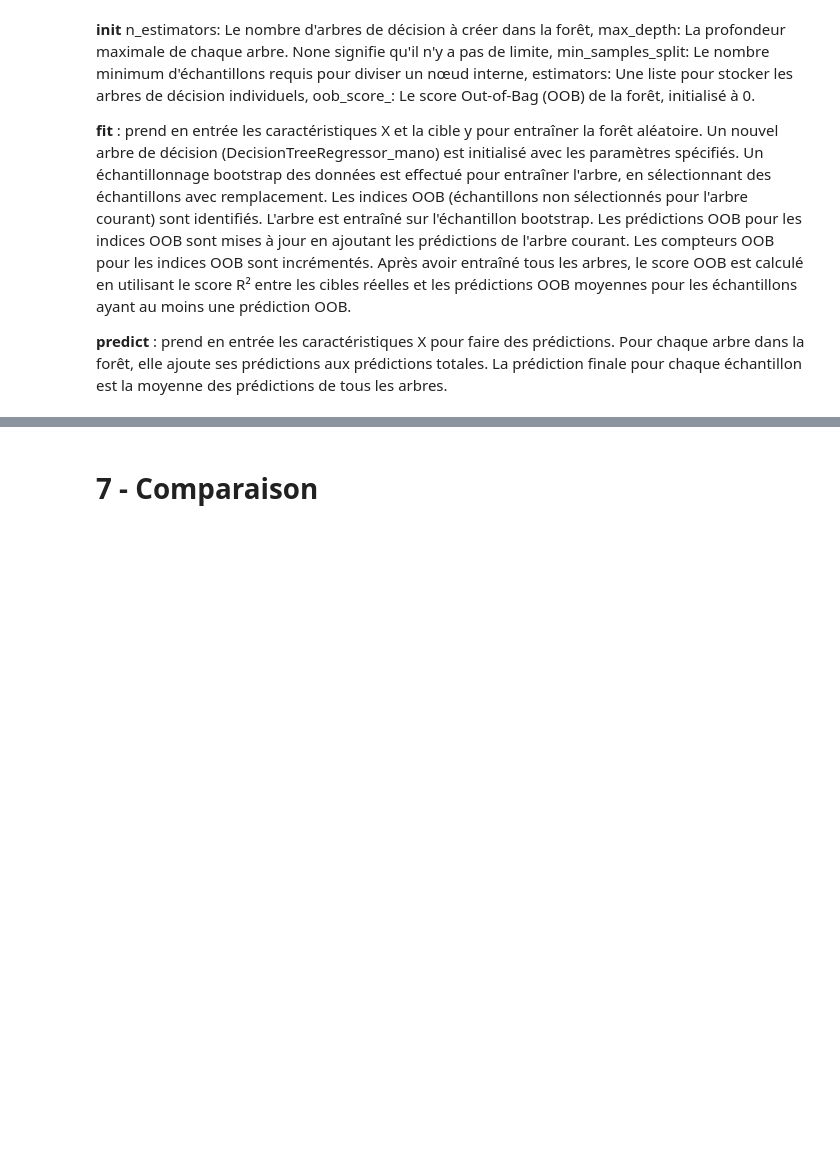
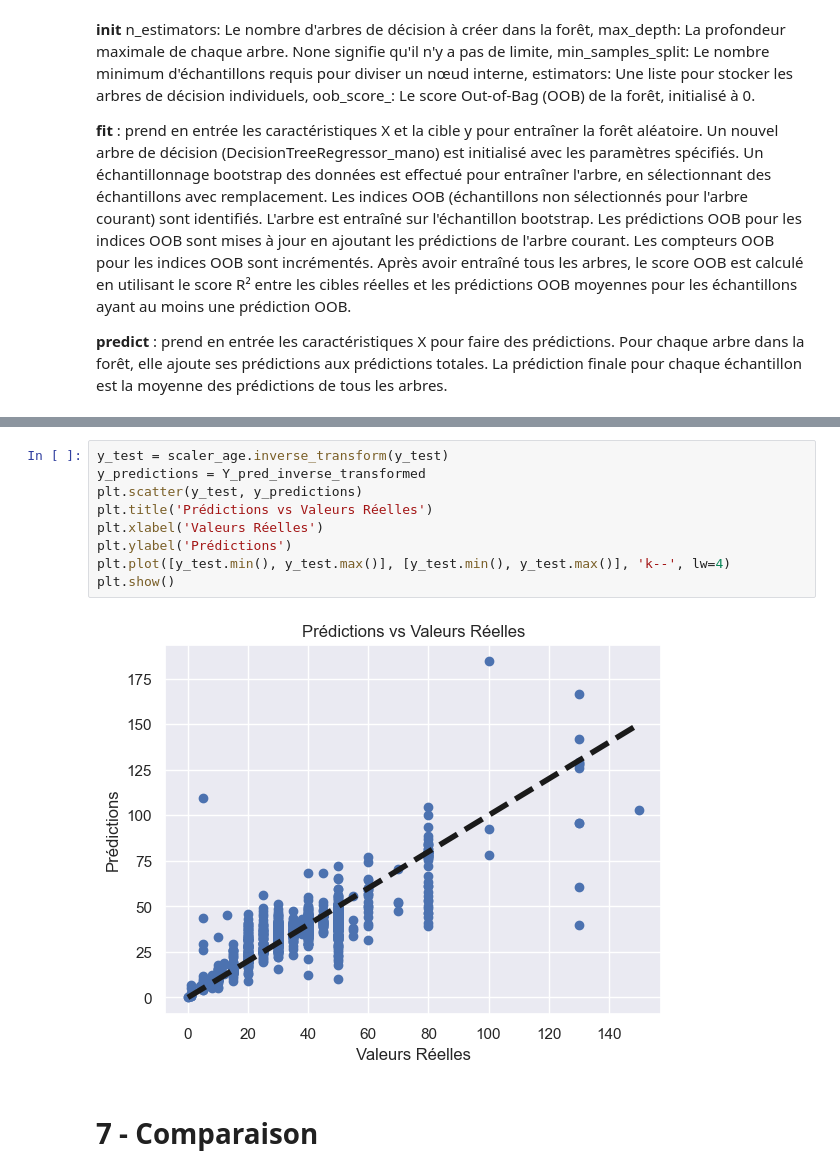
Before and after one commit to Tyxo50/projet_IA_A3, a Jupyter notebook: Besoin_Client_2/client_2.ipynb, the cells around one changed output, grey strips where cells are left out. Saved outputs shown, nothing was run; the diff lists cells and outputs as text; blank space fills up the shorter version.

```diff
--- a/Besoin_Client_2/client_2.ipynb
+++ b/Besoin_Client_2/client_2.ipynb
@@ -929,3 +927,14 @@ OOB Score: 0.8191743397439781
+# %%
+y_test = scaler_age.inverse_transform(y_test)
+y_predictions = Y_pred_inverse_transformed
+plt.scatter(y_test, y_predictions)
+plt.title('Prédictions vs Valeurs Réelles')
+plt.xlabel('Valeurs Réelles')
+plt.ylabel('Prédictions')
+plt.plot([y_test.min(), y_test.max()], [y_test.min(), y_test.max()], 'k--', lw=4)
+plt.show()
+# %% [output]
+[figure, added]
 # %% [markdown]
 # 7 - Comparaison
 # %% [markdown]
```
Also changed, not shown: parts of 4 cells of this notebook, 2 other files.
